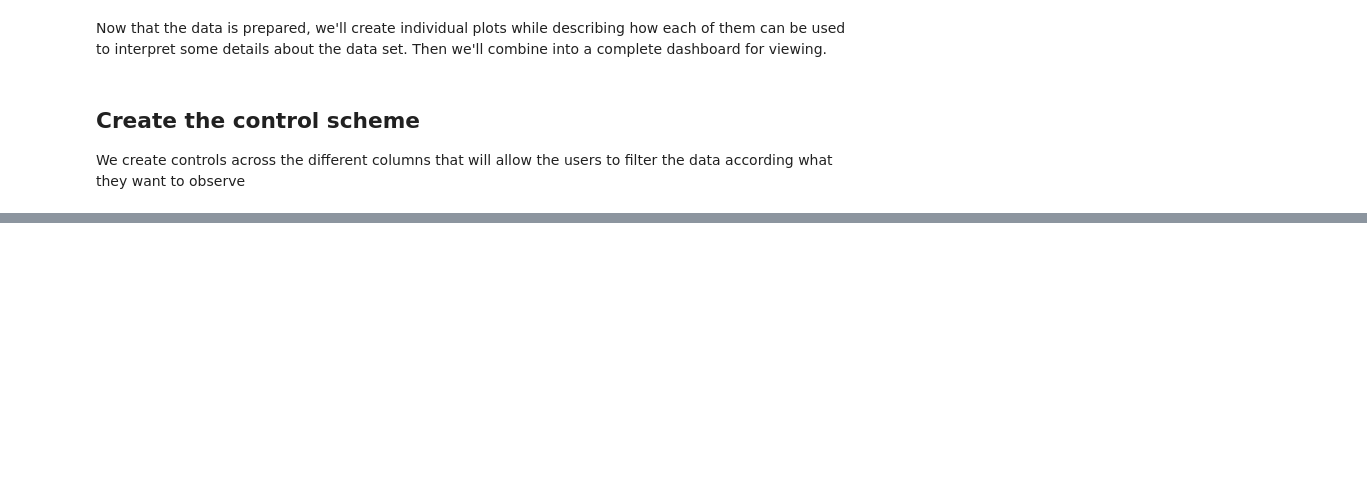
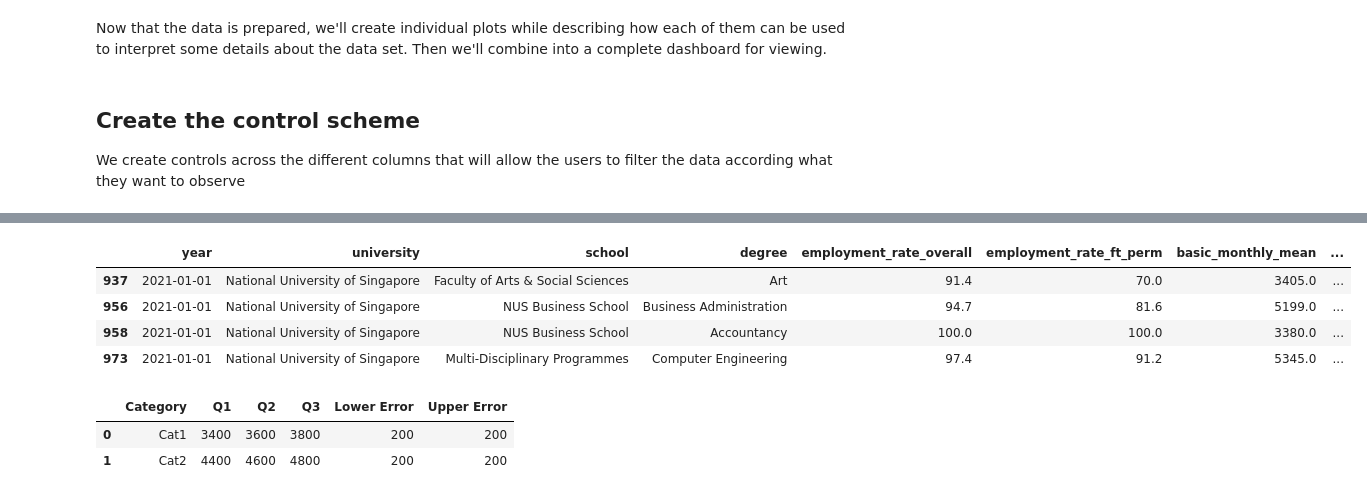
Before and after one commit to minimartzz/mads_visualisation_demo, a Jupyter notebook: dashboard.ipynb, the cells around one changed output, grey strips where cells are left out. Cells and saved outputs as stored; diff of their text form; code cells hidden in the pictures; blank space fills up the shorter version.

```diff
--- a/dashboard.ipynb
+++ b/dashboard.ipynb
@@ -206,0 +262,36 @@ df.hvplot(x='year', )
+# %%
+df1 = df.copy()
+# Prepare the data for the plot
+df1 = df1[
+  (df1['university'] == uni) &
+  (df1['year'] == year[1]) &
+  (df1['degree'].isin(degree)) &
+  (df1['advanced'] == 0) # automatically filter out advanced further studies
+]
+# Get the difference between the 25th/ 75th percentile and the median
+df1['lower_error'] = df1['gross_monthly_median'] - df1['gross_mthly_25_percentile']
+df1['upper_error'] = df1['gross_mthly_75_percentile'] - df1['gross_monthly_median']
+
+median = df1.hvplot.scatter(
+  x='degree',
+  y='gross_monthly_median',
+  color='#39b9e8',
+  size=100,
+  marker='s',
+  ylabel='Gross Monthly Salary',
+  xlabel='Degree',
+  title=f'Errors for Gross Monthly Salary in {year[1]}',
+  legend=False
+)
+
+errors = df1.hvplot.errorbars(
+  x='degree',
+  y='gross_monthly_median',  # Median as central value
+  yerr1='lower_error',
+  yerr2="upper_error",
+  color='black',
+  line_width=2,
+  legend=False
+)
+
+errors * median
@@ -206,0 +300,14 @@ df.hvplot(x='year', )
+# %%
+df1.head()
+# %% [output]
+|  | year | university | school | degree | employment_rate_overall | employment_rate_ft_perm | basic_monthly_mean | ... |
+| 937 | 2021-01-01 | National University of Singapore | Faculty of Arts & Social Sciences | Art | 91.4 | 70.0 | 3405.0 | ... |
+| 956 | 2021-01-01 | National University of Singapore | NUS Business School | Business Administration | 94.7 | 81.6 | 5199.0 | ... |
+| 958 | 2021-01-01 | National University of Singapore | NUS Business School | Accountancy | 100.0 | 100.0 | 3380.0 | ... |
+| 973 | 2021-01-01 | National University of Singapore | Multi-Disciplinary Programmes | Computer Engineering | 97.4 | 91.2 | 5345.0 | ... |
+# %%
+df10
+# %% [output]
+|  | Category | Q1 | Q2 | Q3 | Lower Error | Upper Error |
+| 0 | Cat1 | 3400 | 3600 | 3800 | 200 | 200 |
+| 1 | Cat2 | 4400 | 4600 | 4800 | 200 | 200 |
```
Also changed, not shown: parts of 16 cells of this notebook.
